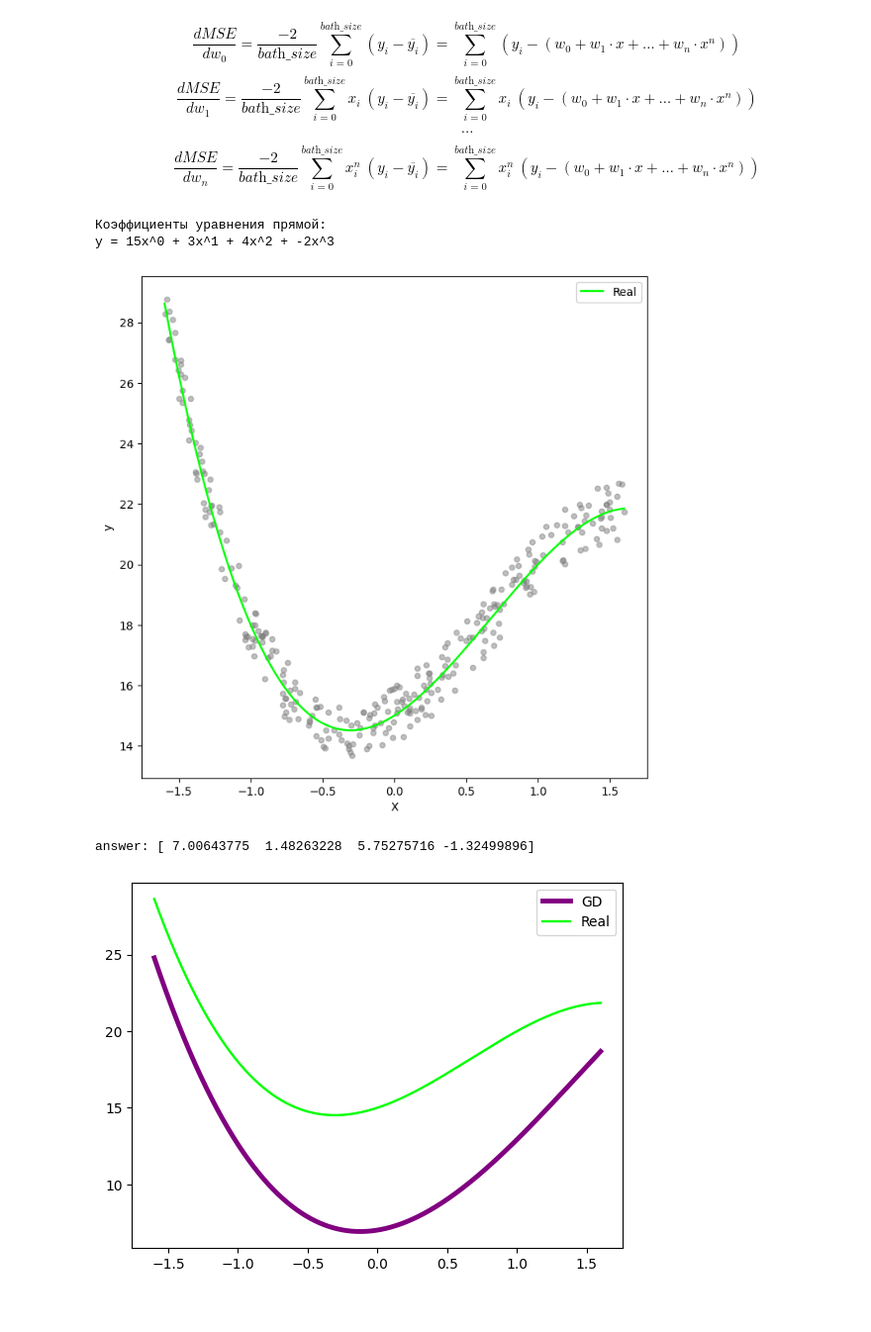
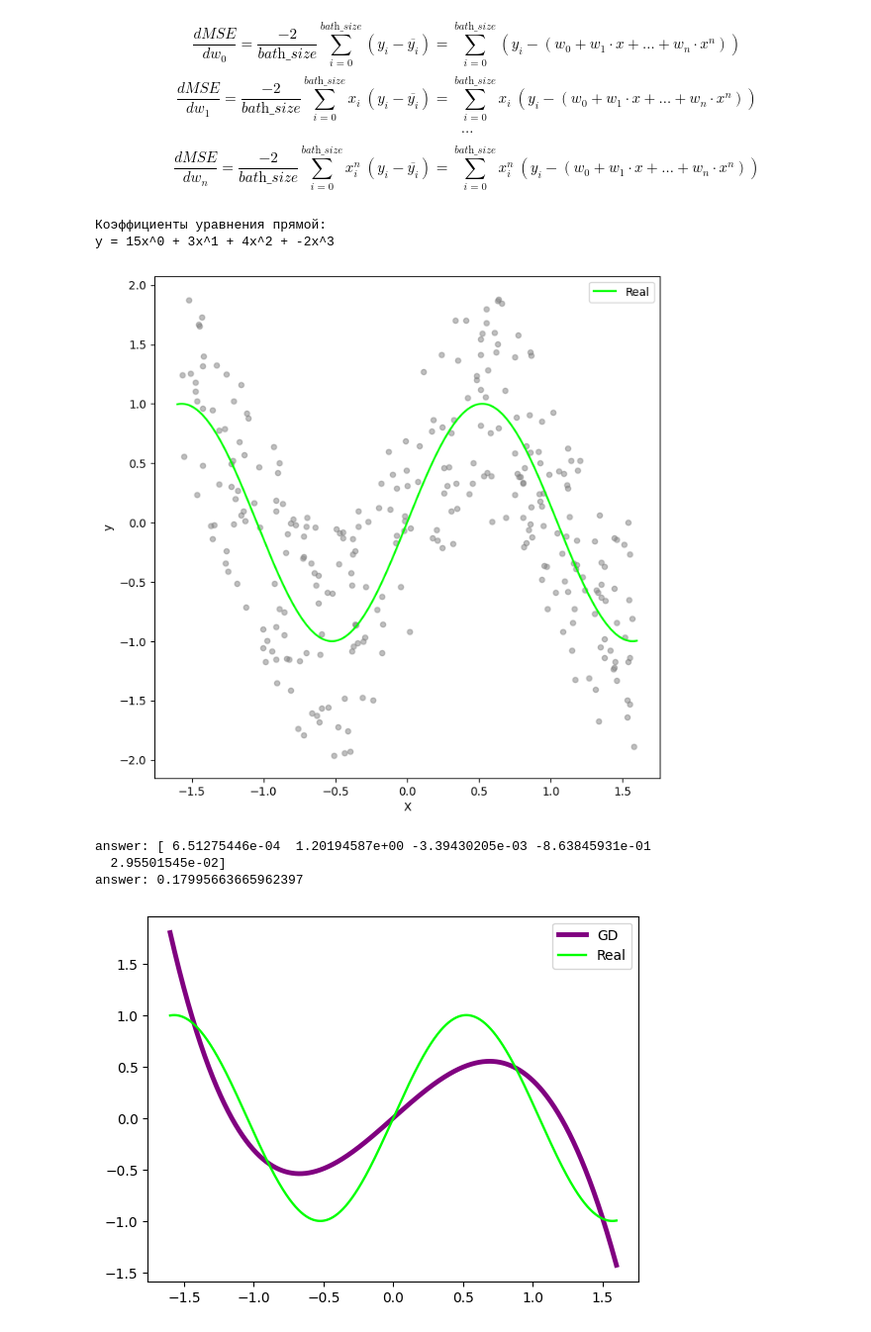
Before and after one commit to trio-at-optimization/optimization-lab2, a Jupyter notebook: AT1_4.ipynb, the cells around one changed output. Shown at 99% size. Saved outputs shown, nothing was run; the diff lists cells and outputs as text; code cells hidden in the pictures.

```diff
--- a/AT1_4.ipynb
+++ b/AT1_4.ipynb
@@ -25,7 +25,7 @@ class stochastic:
         # return mse
 
         y_pred = np.array([self.func(x, w) for x in self.X])
-        return sum((self.y - y_pred) * (self.y - y_pred)) / len(self.y)
+        return sum((self.y - y_pred) * (self.y - y_pred)) / len(self.y) + np.sum(np.abs(w) * self.l1) + np.sum((w ** 2) * self.l2)
 
     def mse_loss_grad(self, w):
         # print(self.X.shape, self.y.shape)
@@ -50,10 +50,7 @@ class stochastic:
         # grad_mean = np.mean(grad)
         # print(grad_mean)
 
-        constant_lambda1 = 0.1
-        constant_lambda2 = 0.25
-        grad += np.array([np.abs(w[i]) * constant_lambda1 for i in range(len(w))])
-        grad += np.array([(w[i] ** 2) * constant_lambda2 for i in range(len(w))])
+        grad += self.l1 + 2 * self.l2 * w
 
         return grad
 
@@ -61,6 +58,8 @@ class stochastic:
         self.X = X
         self.y = y
         self.batch_size = batch_size
+        self.l1 = 0.01
+        self.l2 = 0.02
 
         if self.batch_size > X.shape[0]:
             self.batch_size = X.shape[0]
@@ -110,9 +109,9 @@ dots_count = 300
 variance = 1
 dist = 1.6
 X = np.linspace(-dist, dist, density)
-Y = np.array([f(x, weights) for x in X])
+Y = np.array([np.sin(3 * x) for x in X])
 Dataset_X = np.random.rand(dots_count, 1) * 2 * dist - dist
-Dataset_Y = np.array([(f(x, weights) + random.uniform(-1, 1) * variance) for x in Dataset_X])
+Dataset_Y = np.array([(np.sin(3 * x) + random.uniform(-1, 1) * variance) for x in Dataset_X])
 
 # sgd = stochastic(X, Dataset)
 
@@ -138,4 +137,4 @@ plt.show()
 # %% [output]
 Коэффициенты уравнения прямой:
 y = 15x^0 + 3x^1 + 4x^2 + -2x^3
-[figure, old version]
+[figure, new version]
@@ -215,17 +141,20 @@ def polynomial_stochastic_gradient_descent(dots: np.ndarray, batch_size: int, in
 # %%
 bath_size = 50
-degree = len(weights)
+degree = 5
 
 sgd = stochastic(X, Y, batch_size=bath_size)
 result = sgd.gradient_descent(np.zeros(degree, dtype=float), max_epochs=500, initial_lr=0.05, apply_min=True, apply_value=False)
 print(f'answer: {result[-1]}')
+print(f'answer: {sgd.mse_loss(result[-1])}')
 
 Answer_Y = np.array([f(x, result[-1]) for x in X])
 
 plt.plot(X, Answer_Y, label='GD', color='purple', antialiased=True, linewidth=3.5)
 plt.plot(X, Y, label='Real', color='lime', antialiased=True, linewidth=1.7)
 plt.legend()
 plt.show()
 # %% [output]
-answer: [ 7.00643775  1.48263228  5.75275716 -1.32499896]
+answer: [ 6.51275446e-04  1.20194587e+00 -3.39430205e-03 -8.63845931e-01
+  2.95501545e-02]
+answer: 0.17995663665962397
-[figure, old version]
+[figure, new version]
```
Also changed, not shown: parts of 1 cell of this notebook, 2 other files.
